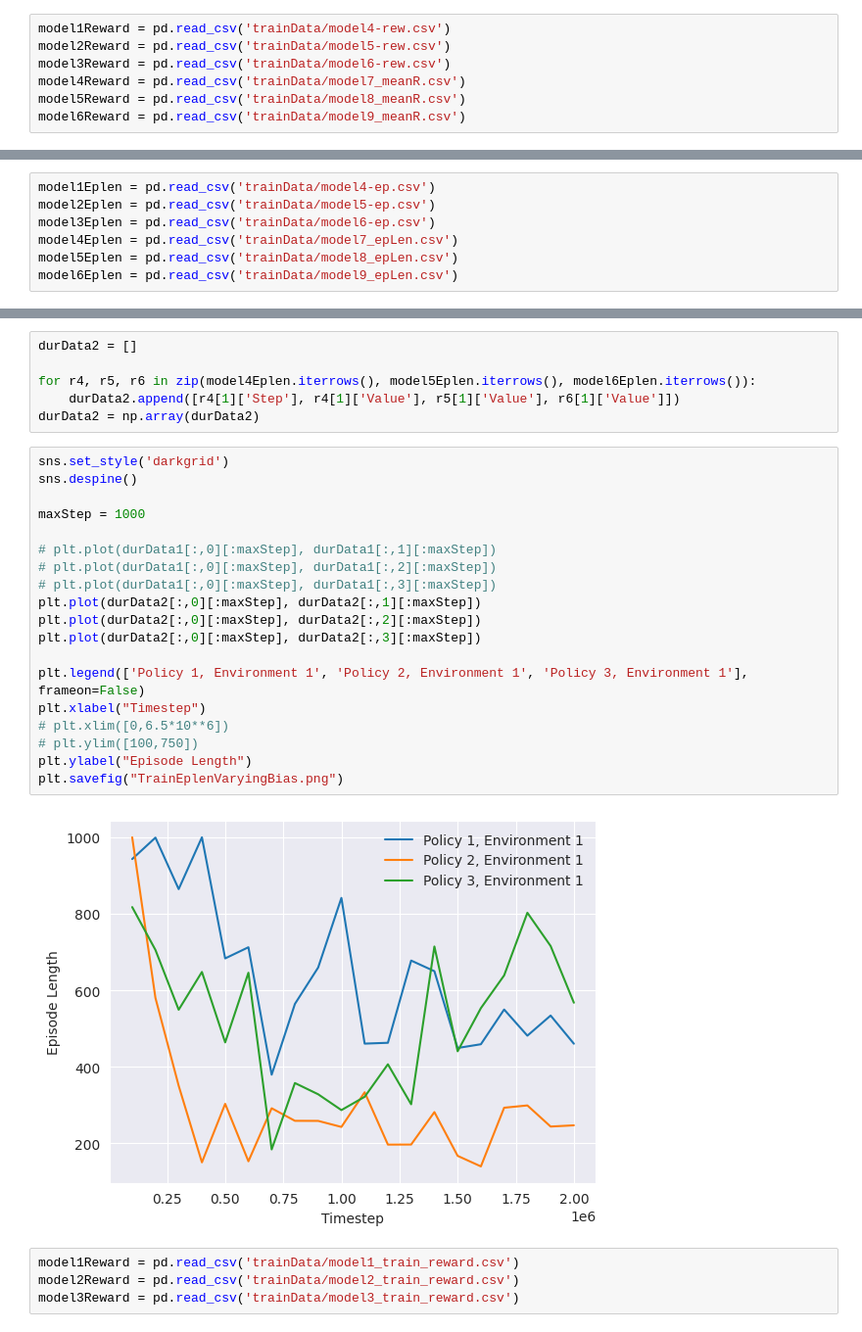
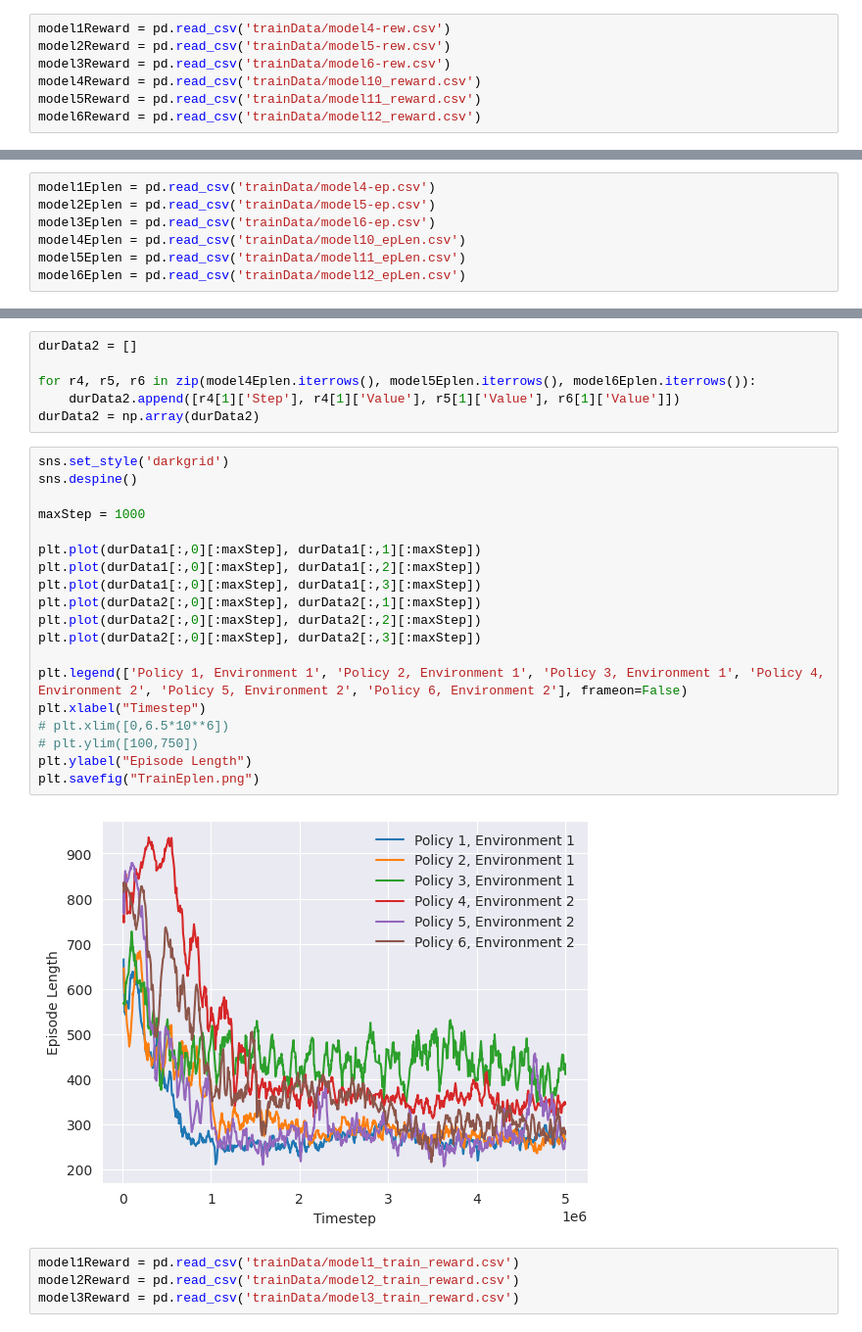
Before and after one commit to thatblueboy/DroneControl, a Jupyter notebook: visualizations/visualizeTraining copy.ipynb, the cells around one changed output, grey strips where cells are left out. Shown at 98% size. Drawn from its saved outputs; the diff is of its cells as text.

```diff
--- a/visualizations/visualizeTraining copy.ipynb
+++ b/visualizations/visualizeTraining copy.ipynb
@@ -9,9 +9,9 @@ import seaborn as sns
 model1Reward = pd.read_csv('trainData/model4-rew.csv')
 model2Reward = pd.read_csv('trainData/model5-rew.csv')
 model3Reward = pd.read_csv('trainData/model6-rew.csv')
-model4Reward = pd.read_csv('trainData/model7_meanR.csv')
-model5Reward = pd.read_csv('trainData/model8_meanR.csv')
-model6Reward = pd.read_csv('trainData/model9_meanR.csv')
+model4Reward = pd.read_csv('trainData/model10_reward.csv')
+model5Reward = pd.read_csv('trainData/model11_reward.csv')
+model6Reward = pd.read_csv('trainData/model12_reward.csv')
 # %%
 rewardData1 = []
 rewardData2 = []
@@ -68,9 +65,9 @@ plt.savefig("TrainRewardVaryingBias.png")
 model1Eplen = pd.read_csv('trainData/model4-ep.csv')
 model2Eplen = pd.read_csv('trainData/model5-ep.csv')
 model3Eplen = pd.read_csv('trainData/model6-ep.csv')
-model4Eplen = pd.read_csv('trainData/model7_epLen.csv')
-model5Eplen = pd.read_csv('trainData/model8_epLen.csv')
-model6Eplen = pd.read_csv('trainData/model9_epLen.csv')
+model4Eplen = pd.read_csv('trainData/model10_epLen.csv')
+model5Eplen = pd.read_csv('trainData/model11_epLen.csv')
+model6Eplen = pd.read_csv('trainData/model12_epLen.csv')
 # %%
 sns.set_style('darkgrid')
 sns.despine()
@@ -104,24 +101,24 @@ durData2 = np.array(durData2)
 # %%
 sns.set_style('darkgrid')
 sns.despine()
 
 maxStep = 1000
 
-# plt.plot(durData1[:,0][:maxStep], durData1[:,1][:maxStep])
-# plt.plot(durData1[:,0][:maxStep], durData1[:,2][:maxStep])
-# plt.plot(durData1[:,0][:maxStep], durData1[:,3][:maxStep])
+plt.plot(durData1[:,0][:maxStep], durData1[:,1][:maxStep])
+plt.plot(durData1[:,0][:maxStep], durData1[:,2][:maxStep])
+plt.plot(durData1[:,0][:maxStep], durData1[:,3][:maxStep])
 plt.plot(durData2[:,0][:maxStep], durData2[:,1][:maxStep])
 plt.plot(durData2[:,0][:maxStep], durData2[:,2][:maxStep])
 plt.plot(durData2[:,0][:maxStep], durData2[:,3][:maxStep])
 
-plt.legend(['Policy 1, Environment 1', 'Policy 2, Environment 1', 'Policy 3, Environment 1'], frameon=False)
+plt.legend(['Policy 1, Environment 1', 'Policy 2, Environment 1', 'Policy 3, Environment 1', 'Policy 4, Environment 2', 'Policy 5, Environment 2', 'Policy 6, Environment 2'], frameon=False)
 plt.xlabel("Timestep")
 # plt.xlim([0,6.5*10**6])
 # plt.ylim([100,750])
 plt.ylabel("Episode Length")
-plt.savefig("TrainEplenVaryingBias.png")
+plt.savefig("TrainEplen.png")
 # %% [output]
-[figure, old version]
+[figure, new version]
 # %%
 model1Reward = pd.read_csv('trainData/model1_train_reward.csv')
 model2Reward = pd.read_csv('trainData/model2_train_reward.csv')
```
Also changed, not shown: parts of 4 cells of this notebook, 8 other files.
